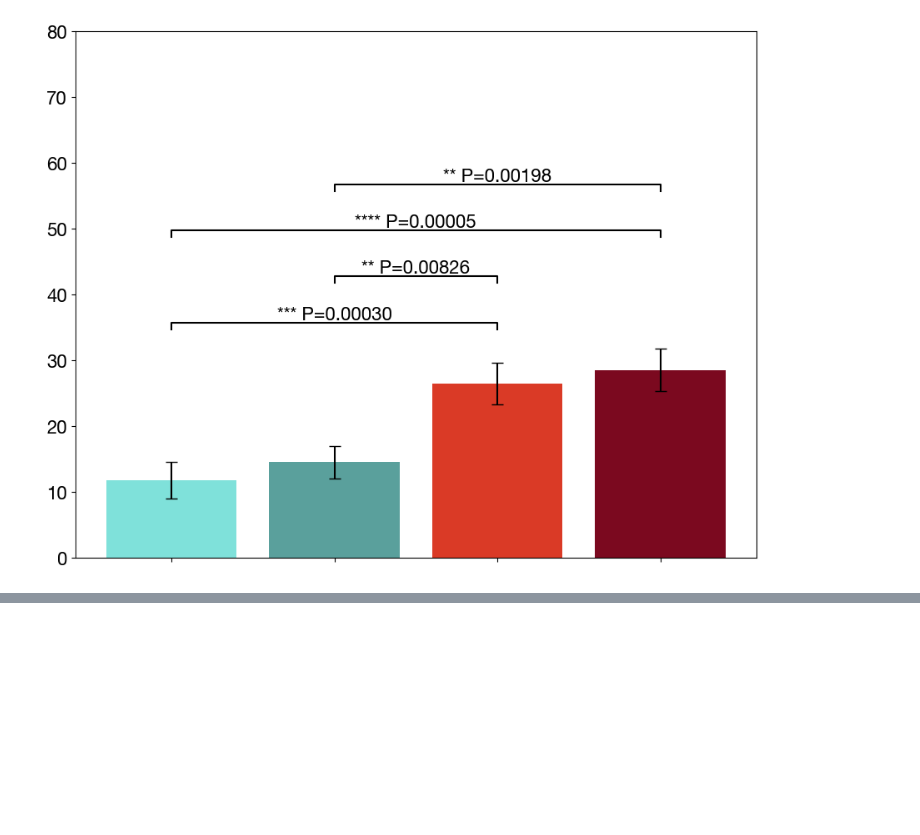
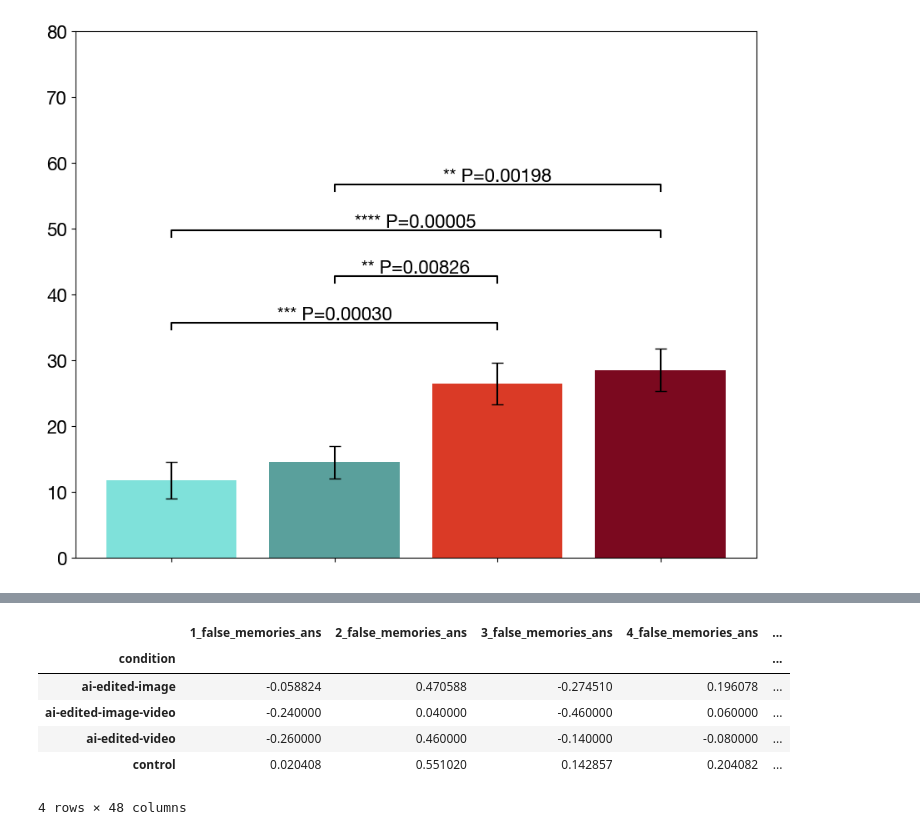
Before and after one commit to mitmedialab/synthetic-human-memories, a Jupyter notebook: analyze/main-specific.ipynb, the cells around one changed output, grey strips where cells are left out. Saved outputs shown, nothing was run; the diff lists cells and outputs as text; code cells hidden in the pictures; blank space fills up the shorter version.

```diff
--- a/analyze.ipynb
+++ b/analyze/main-specific.ipynb
@@ -976,0 +977,11 @@ ai-edited-image-video: M=45.333, err=4.191, s.d.=29.635
+# %%
+result
+result.groupby('condition').mean()
+# %% [output]
+|  | 1_false_memories_ans | 2_false_memories_ans | 3_false_memories_ans | 4_false_memories_ans | ... |
+| condition |  |  |  |  | ... |
+| ai-edited-image | -0.058824 | 0.470588 | -0.274510 | 0.196078 | ... |
+| ai-edited-image-video | -0.240000 | 0.040000 | -0.460000 | 0.060000 | ... |
+| ai-edited-video | -0.260000 | 0.460000 | -0.140000 | -0.080000 | ... |
+| control | 0.020408 | 0.551020 | 0.142857 | 0.204082 | ... |
+4 rows × 48 columns
```
Also changed, not shown: parts of 4 cells of this notebook, 2 other files.
